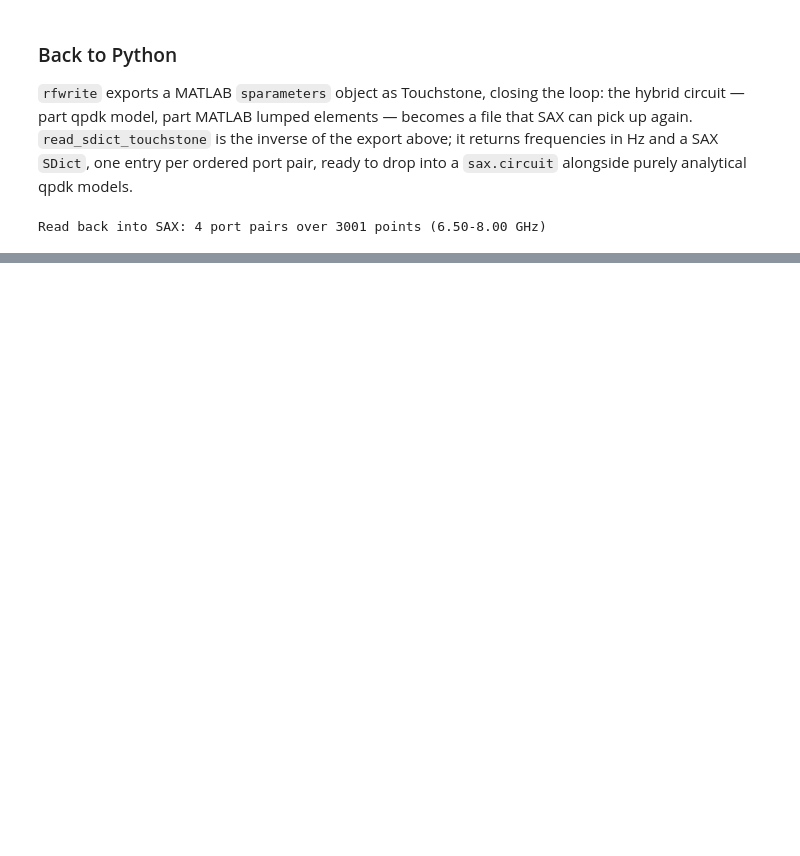
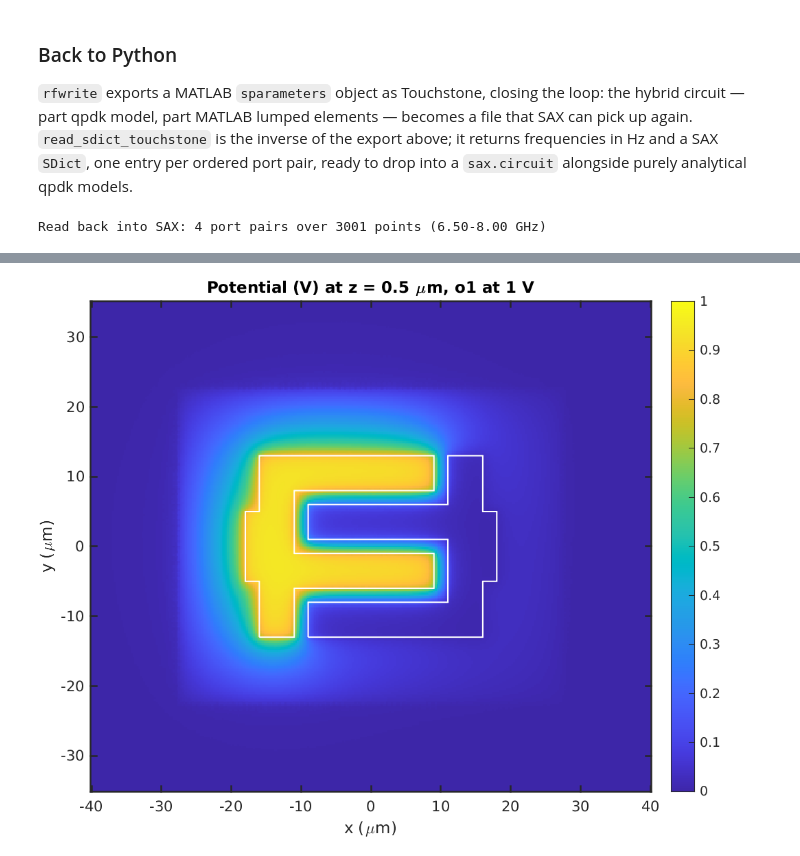
Before and after one commit to gdsfactory/quantum-rf-pdk, a Jupyter notebook: notebooks/matlab_integration.ipynb, the cells around one changed output, grey strips where cells are left out. Cells and saved outputs as stored; diff of their text form; code cells hidden in the pictures; blank space fills up the shorter version.

Commit message:
Match MATLAB FEM plots to QPDK style

```diff
--- a/notebooks/matlab_integration.ipynb
+++ b/notebooks/matlab_integration.ipynb
@@ -461,0 +503,22 @@ Read back into SAX: 4 port pairs over 3001 points (6.50-8.00 GHz)
+# %%
+pde_env = getenv('QPDK_SKIP_PDE_TOOLBOX');
+pde_skipped_by_env = ~isempty(pde_env) && ...
+    ~ismember(lower(string(pde_env)), ["0", "false", "no", ""]);
+
+has_pde = ~pde_skipped_by_env && ~isMATLABReleaseOlderThan("R2024a") && ...
+    ~isempty(ver('pde')) && license('test', 'PDE_Toolbox') == 1;
+if has_pde
+    try
+        femodel(AnalysisType="electrostatic");
+    catch
+        has_pde = false;
+    end
+end
+
+if pde_skipped_by_env
+    fprintf('PDE Toolbox section skipped: QPDK_SKIP_PDE_TOOLBOX=%s\n', pde_env);
+elseif ~has_pde
+    fprintf('PDE Toolbox section skipped: needs R2024a+ with a licensed PDE Toolbox.\n');
+else
+    fprintf('PDE Toolbox available; running the electrostatic FEM section.\n');
+end
@@ -462,3 +820,26 @@ Read back into SAX: 4 port pairs over 3001 points (6.50-8.00 GHz)
+# %%
+if has_pde
+    % nodes and u still hold the finest pass from the loop above.
+    near = abs(nodes(3, :)) < 5;
+    phi = scatteredInterpolant(nodes(:, near)', u(near, 1), 'linear', 'none');
+    [xg, yg] = meshgrid(linspace(-40, 40, 321), linspace(-35, 35, 281));
+    phi_grid = phi(xg, yg, 0.5 * ones(size(xg)));
+
+    figure;
+    imagesc(xg(1, :), yg(:, 1), phi_grid); axis xy equal tight;
+    grid off;
+    colorbar; clim([0 1]);
+    hold on;
+    for k = 1:numel(comb_xy)
+        xy = comb_xy{k};
+        plot(xy([1:end 1], 1), xy([1:end 1], 2), 'w-', 'LineWidth', 1);
+    end
+    hold off;
+    xlabel('x (\mum)'); ylabel('y (\mum)');
+    title('Potential (V) at z = 0.5 \mum, o1 at 1 V');
+end
+# %% [output]
+[figure, added]
 # %%
 %
 % The rendered documentation shows the outputs of a saved run of this notebook, so the fingerprint
```
Also changed, not shown: parts of 19 cells of this notebook, 1 other file.
